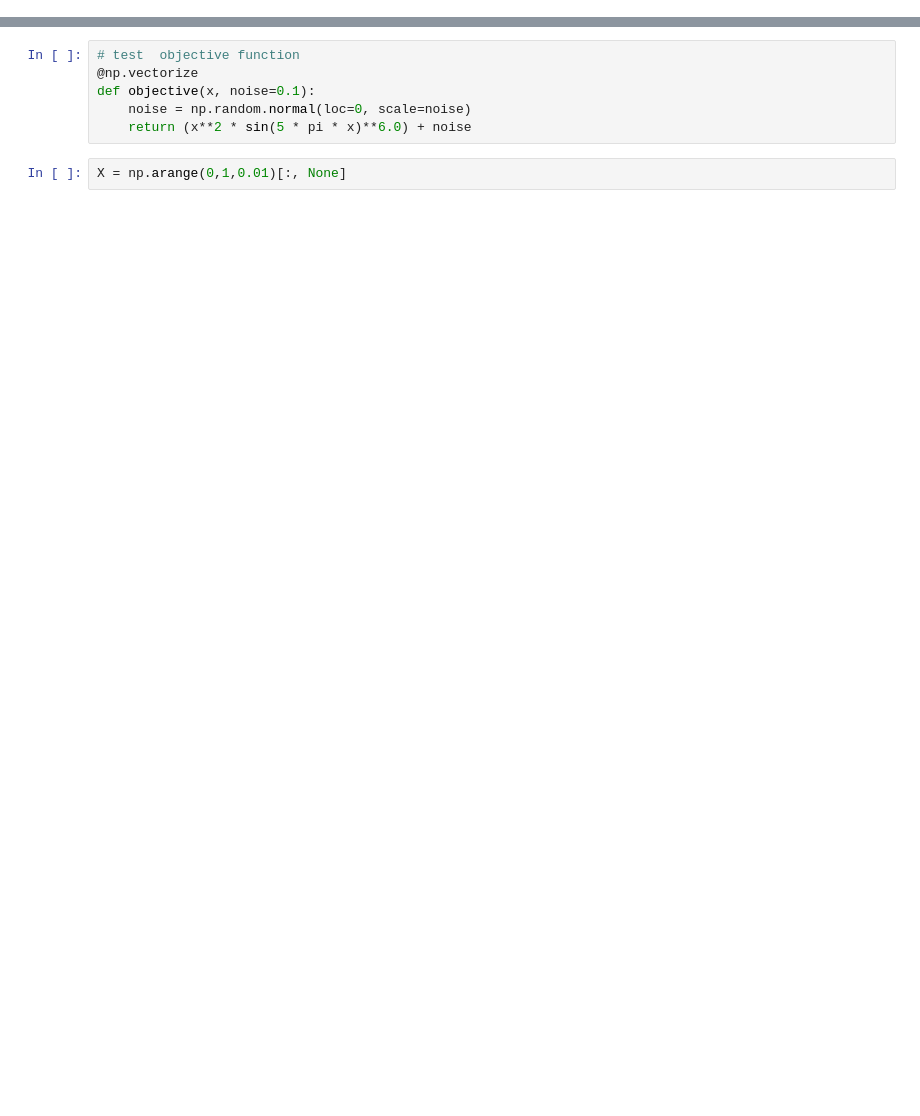
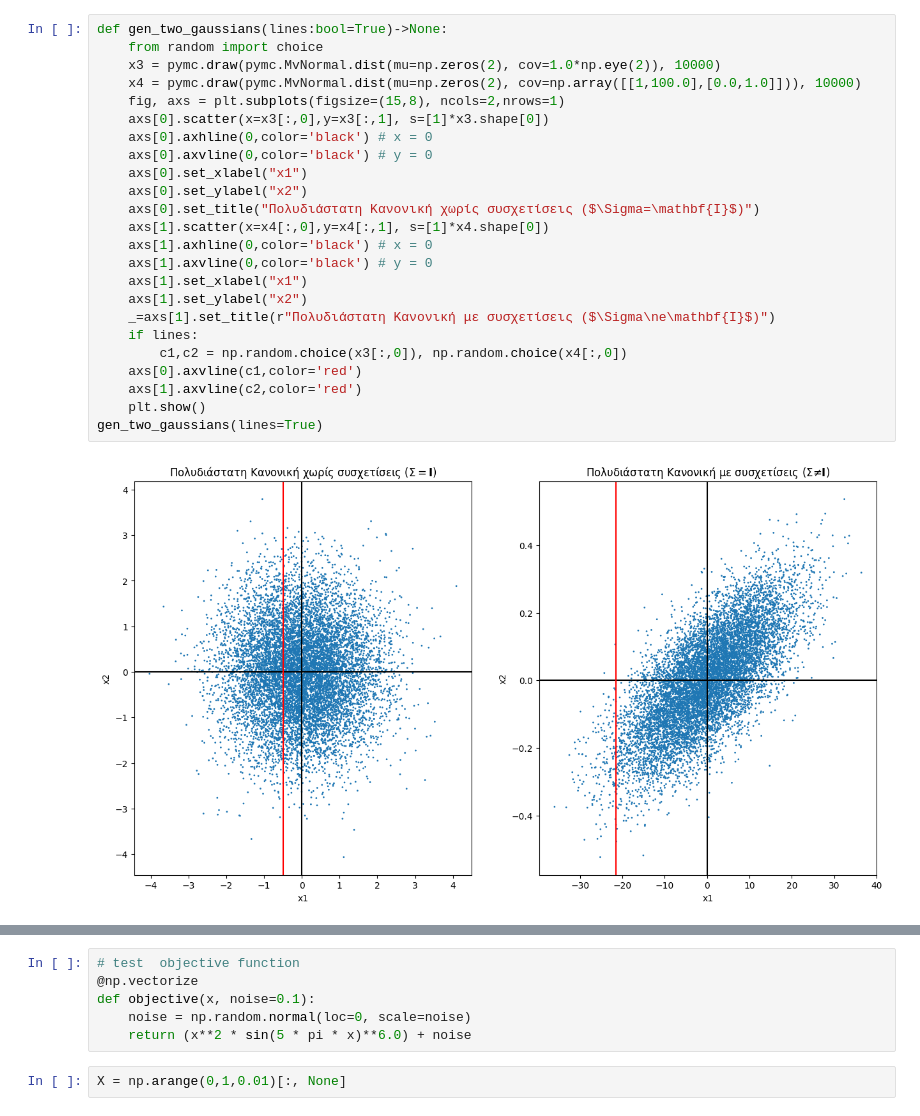
Before and after one commit to AlexRodis/olives, a Jupyter notebook: BayesianOptimization.ipynb, the cells around one changed output, grey strips where cells are left out. Drawn from its saved outputs; the diff is of its cells as text; blank space fills up the shorter version.

```diff
--- a/BayesianOptimization.ipynb
+++ b/BayesianOptimization.ipynb
@@ -8,0 +31,26 @@ import arviz as az
+# %%
+def gen_two_gaussians(lines:bool=True)->None:
+    from random import choice
+    x3 = pymc.draw(pymc.MvNormal.dist(mu=np.zeros(2), cov=1.0*np.eye(2)), 10000)
+    x4 = pymc.draw(pymc.MvNormal.dist(mu=np.zeros(2), cov=np.array([[1,100.0],[0.0,1.0]])), 10000)
+    fig, axs = plt.subplots(figsize=(15,8), ncols=2,nrows=1)
+    axs[0].scatter(x=x3[:,0],y=x3[:,1], s=[1]*x3.shape[0])
+    axs[0].axhline(0,color='black') # x = 0
+    axs[0].axvline(0,color='black') # y = 0
+    axs[0].set_xlabel("x1")
+    axs[0].set_ylabel("x2")
+    axs[0].set_title("Πολυδιάστατη Κανονική χωρίς συσχετίσεις ($\Sigma=\mathbf{I}$)")
+    axs[1].scatter(x=x4[:,0],y=x4[:,1], s=[1]*x4.shape[0])
+    axs[1].axhline(0,color='black') # x = 0
+    axs[1].axvline(0,color='black') # y = 0
+    axs[1].set_xlabel("x1")
+    axs[1].set_ylabel("x2")
+    _=axs[1].set_title(r"Πολυδιάστατη Κανονική με συσχετίσεις ($\Sigma\ne\mathbf{I}$)")
+    if lines:
+        c1,c2 = np.random.choice(x3[:,0]), np.random.choice(x4[:,0])
+    axs[0].axvline(c1,color='red')
+    axs[1].axvline(c2,color='red')
+    plt.show()
+gen_two_gaussians(lines=True)
+# %% [output]
+[figure, added]
```
Also changed, not shown: parts of 21 cells of this notebook, 2 other files.
